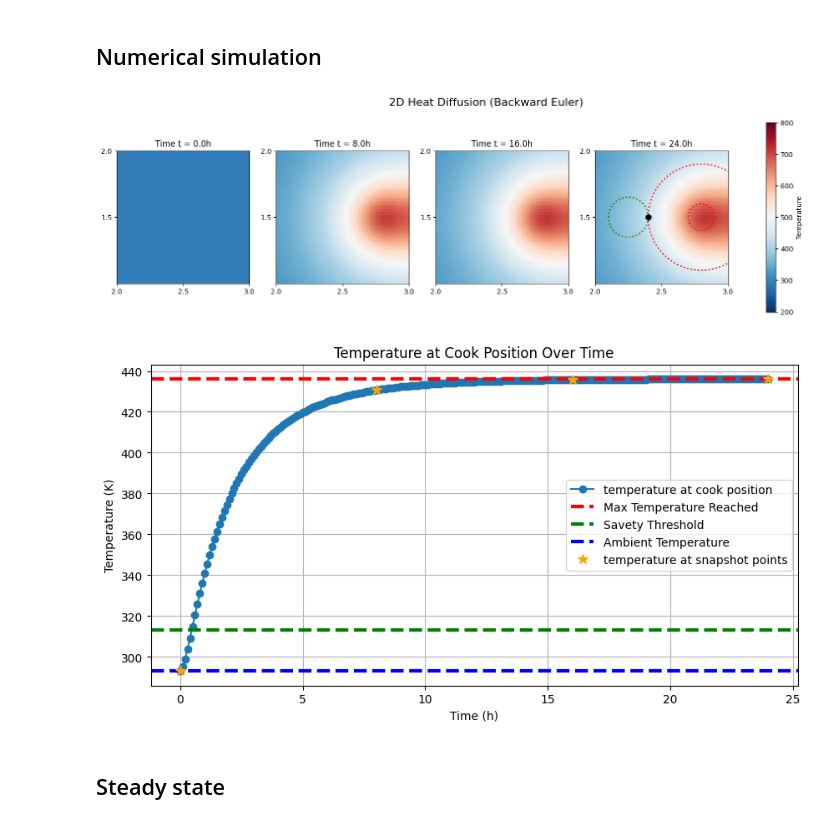
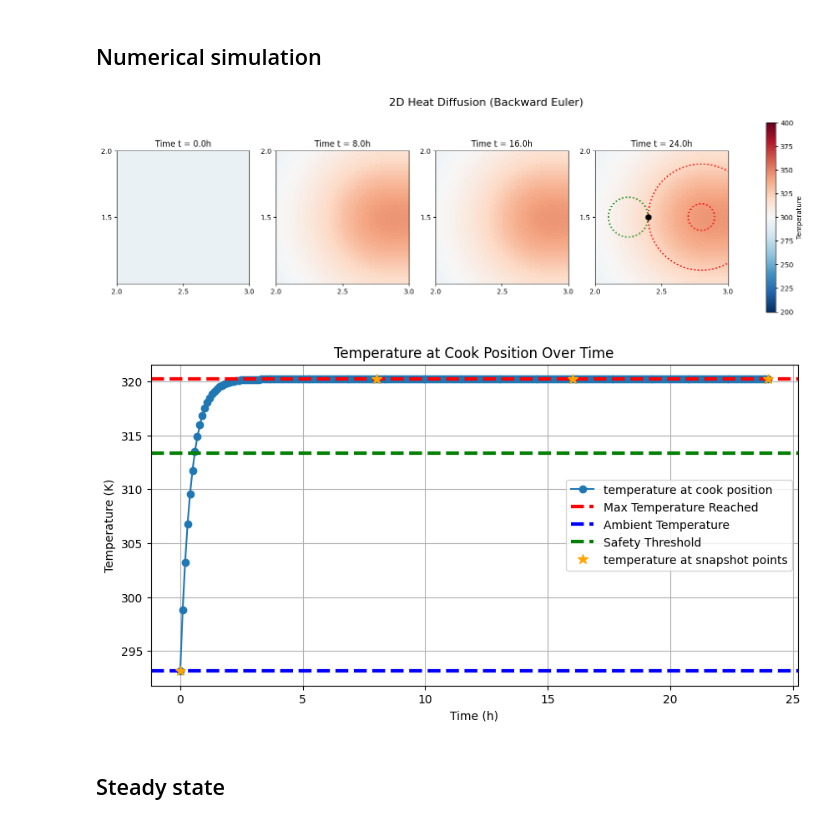
Before and after one commit to tusm06/MATH461_Unit03, a Jupyter notebook: main.ipynb, the cells around one changed output. Saved outputs shown, nothing was run; the diff lists cells and outputs as text; code cells hidden in the pictures.

```diff
--- a/main.ipynb
+++ b/main.ipynb
@@ -15,16 +15,20 @@ from matplotlib.animation import FuncAnimation
 ## Numerical simulation
 # %%
 # Parameters
-z = 1
+z = 3
 # alpha = 2.2e-5
 alpha = 2.2e-5 * 3600
-beta = 0.3
+beta = 2.219
 T_a = 293.15
-gamma = 360
-sd = 0.01
+gamma = 60000
+sd = 0.1
 
 # The temperature of cook position record
 cpt = []
+# %%
+# P_effective = 100 W (radiant heat reaching air near chef)
+# S_peak = 100 * 3600 / (1.2 * 1005 * 3 * 2*pi*0.1) ≈ 158 K/h
+gamma = 100 * 3600 / (1.2 * 1005)   # ≈ 299  K·m²/h
 # %%
 ### The following code is adapted and modified from the original MATLAB code provided by Professor Colin Macdonald in MATH 405 in UBC. ###
 
@@ -45,7 +49,8 @@ iy = np.argmin(np.abs(s - 1.5))
 cpt.append(u[iy * J + ix])
 
 # Source term
-source = ((gamma/z) / (np.sqrt(2*np.pi*sd))) * np.exp(-((xx-2.8)**2 + (yy-1.5)**2) / (2*sd))
+# source = ((gamma/z) / (np.sqrt(2*np.pi*sd))) * np.exp(-((xx-2.8)**2 + (yy-1.5)**2) / (2*sd))
+source = ((gamma/z) / (2*np.pi*sd)) * np.exp(-((xx-2.8)**2 + (yy-1.5)**2) / (2*sd))
 source = source.flatten()
 # %%
 ### The following code is adapted and modified from the original MATLAB code provided by Professor Colin Macdonald in MATH 405 in UBC. ###
@@ -105,41 +110,41 @@ fig, axes = plt.subplots(1, 4, figsize=(20, 5))
 
 # Plot the subplots
 for i, target in enumerate(target_times):
-    im = axes[i].imshow(snapshots[target], extent=[0, 3, 0, 3], origin='lower', cmap='RdBu_r', vmin=200, vmax=800)
+    im = axes[i].imshow(snapshots[target], extent=[0, 3, 0, 3], origin='lower', cmap='RdBu_r', vmin=200, vmax=400) # vmax = 800
     axes[i].set_title(f'Time t = {target}h')
     axes[i].set_xticks([0, 1.5, 2, 2.5, 3])
     axes[i].set_yticks([0, 1.5, 2, 2.5, 3])
     axes[i].set_xlim(2, 3)
     axes[i].set_ylim(1, 2)
 
 fig.colorbar(im, ax=axes.ravel().tolist(), label='Temperature')
 plt.suptitle('2D Heat Diffusion (Backward Euler)', fontsize=16)
 
 # Regular standing position away from the stove
 theta = np.linspace(0, 2*np.pi, 100)
 x_circle_1 = 2.8 + 0.4 * np.cos(theta)
 y_circle_1 = 1.5 + 0.4 * np.sin(theta)
 plt.plot(x_circle_1, y_circle_1, color='red', linestyle=':', linewidth=2, label='Target')
 
 # Size of the stove
 x_circle_1 = 2.8 + 0.1 * np.cos(theta)
 y_circle_1 = 1.5 + 0.1 * np.sin(theta)
 plt.plot(x_circle_1, y_circle_1, color='red', linestyle=':', linewidth=2, label='Target')
 
 # Size of the chef
 x_circle_1 = 2.25 + 0.15 * np.cos(theta)
 y_circle_1 = 1.5 + 0.15 * np.sin(theta)
 plt.plot(x_circle_1, y_circle_1, color='green', linestyle=':', linewidth=2, label='cook position')
 
 # Consider the chef as a point
 plt.plot(2.4, 1.5, color='black', marker='o', markersize=8, label='cook position')
 
 # Set display area
 plt.xlim(2, 3)
 plt.ylim(1, 2)
 plt.show()
 # %% [output]
-[figure, old version]
+[figure, new version]
 # %%
 temp = np.array(cpt)
 
@@ -149,8 +154,8 @@ plt.figure(figsize=(10, 5))
 plt.plot(np.arange(len(temp)) * k, temp, marker='o', label='temperature at cook position')
 
 plt.axhline(max(temp), color='red', linestyle='--', linewidth=3, label='Max Temperature Reached')
+plt.axhline(T_a, color='blue', linestyle='--', linewidth=3, label='Ambient Temperature')
 plt.axhline(313.35, color='green', linestyle='--', linewidth=3, label='Safety Threshold')
-plt.axhline(T_a, color='blue', linestyle='--', linewidth=3, label='Ambient Temperature')
 plt.plot(target_times, [snapshots[target][iy, ix] for target in target_times], '*', markersize=9, color='orange', label='temperature at snapshot points')
 
 plt.title('Temperature at Cook Position Over Time')
@@ -160,7 +165,7 @@ plt.grid()
 plt.legend()
 plt.show()
 # %% [output]
-[figure, old version]
+[figure, new version]
 # %% [markdown]
 ## Steady state
 # %% [markdown]
```
Also changed, not shown: 1 other file.
